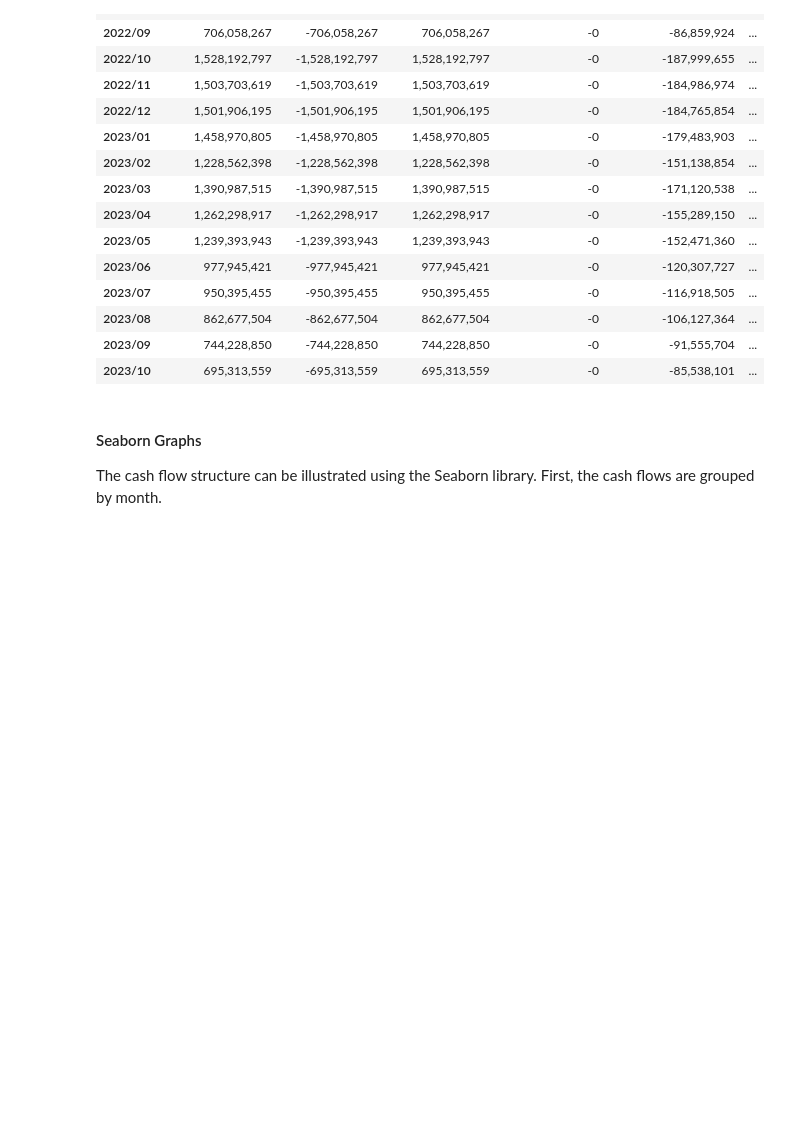
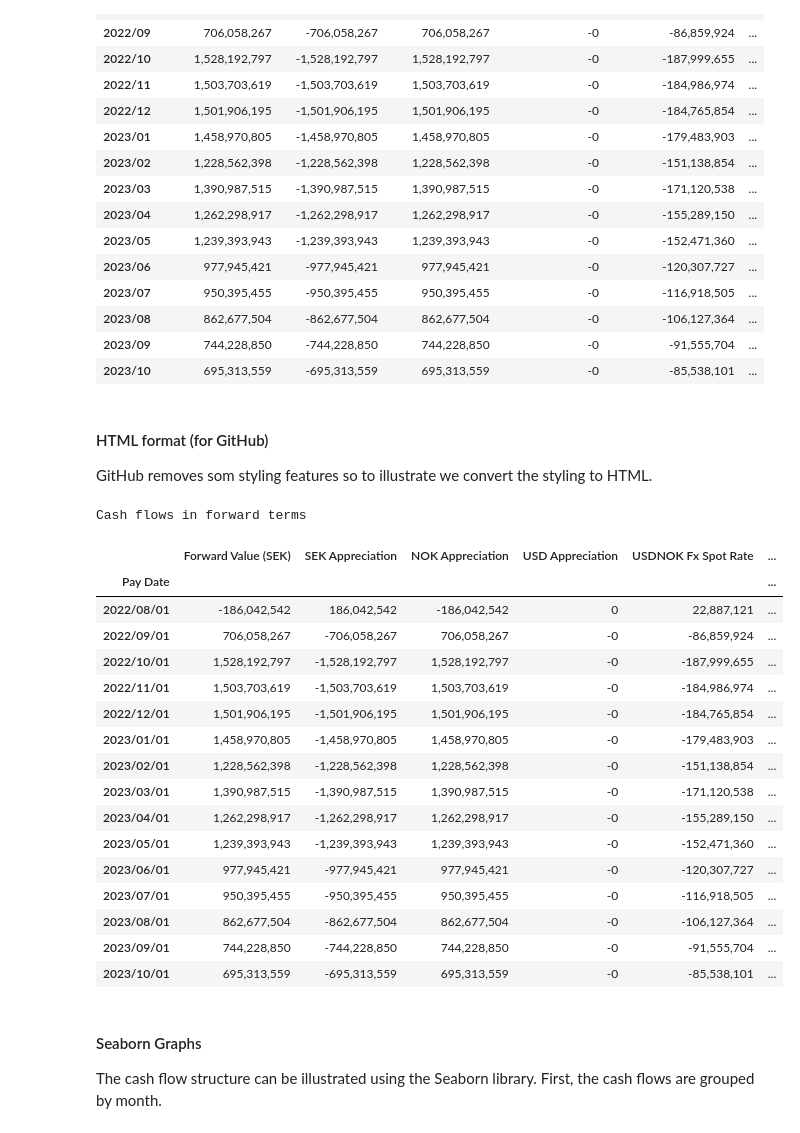
Before and after one commit to mastixstudio/notebooks, a Jupyter notebook: pandas_analysis_loan_book.ipynb, the cells around one changed output. Drawn from its saved outputs; the diff is of its cells as text; code cells hidden in the pictures; blank space fills up the shorter version.

```diff
--- a/pandas_analysis_loan_book.ipynb
+++ b/pandas_analysis_loan_book.ipynb
@@ -268,6 +268,37 @@ Cash flows in forward terms
 | 2023/08 | 862,677,504 | -862,677,504 | 862,677,504 | -0 | -106,127,364 | ... |
 | 2023/09 | 744,228,850 | -744,228,850 | 744,228,850 | -0 | -91,555,704 | ... |
 | 2023/10 | 695,313,559 | -695,313,559 | 695,313,559 | -0 | -85,538,101 | ... |
+# %% [markdown]
+#### HTML format (for GitHub)
+GitHub removes som styling features so to illustrate we convert the styling to HTML.
+# %%
+grouped_risks.index= pd.to_datetime(grouped_risks.index)
+grouped_risks.index = grouped_risks.index.strftime('%Y/%m/%d')
+
+html_table = style_dataframe(grouped_risks.head(15)).to_html(index=False)
+from IPython.display import HTML
+
+# Display the HTML table
+HTML(html_table)
+# %% [output]
+Cash flows in forward terms
+|  | Forward Value (SEK) | SEK Appreciation | NOK Appreciation | USD Appreciation | USDNOK Fx Spot Rate | ... |
+| Pay Date |  |  |  |  |  | ... |
+| 2022/08/01 | -186,042,542 | 186,042,542 | -186,042,542 | 0 | 22,887,121 | ... |
+| 2022/09/01 | 706,058,267 | -706,058,267 | 706,058,267 | -0 | -86,859,924 | ... |
+| 2022/10/01 | 1,528,192,797 | -1,528,192,797 | 1,528,192,797 | -0 | -187,999,655 | ... |
+| 2022/11/01 | 1,503,703,619 | -1,503,703,619 | 1,503,703,619 | -0 | -184,986,974 | ... |
+| 2022/12/01 | 1,501,906,195 | -1,501,906,195 | 1,501,906,195 | -0 | -184,765,854 | ... |
+| 2023/01/01 | 1,458,970,805 | -1,458,970,805 | 1,458,970,805 | -0 | -179,483,903 | ... |
+| 2023/02/01 | 1,228,562,398 | -1,228,562,398 | 1,228,562,398 | -0 | -151,138,854 | ... |
+| 2023/03/01 | 1,390,987,515 | -1,390,987,515 | 1,390,987,515 | -0 | -171,120,538 | ... |
+| 2023/04/01 | 1,262,298,917 | -1,262,298,917 | 1,262,298,917 | -0 | -155,289,150 | ... |
+| 2023/05/01 | 1,239,393,943 | -1,239,393,943 | 1,239,393,943 | -0 | -152,471,360 | ... |
+| 2023/06/01 | 977,945,421 | -977,945,421 | 977,945,421 | -0 | -120,307,727 | ... |
+| 2023/07/01 | 950,395,455 | -950,395,455 | 950,395,455 | -0 | -116,918,505 | ... |
+| 2023/08/01 | 862,677,504 | -862,677,504 | 862,677,504 | -0 | -106,127,364 | ... |
+| 2023/09/01 | 744,228,850 | -744,228,850 | 744,228,850 | -0 | -91,555,704 | ... |
+| 2023/10/01 | 695,313,559 | -695,313,559 | 695,313,559 | -0 | -85,538,101 | ... |
 # %% [markdown]
 #### Seaborn Graphs
 
```
Also changed, not shown: parts of 6 cells of this notebook.
